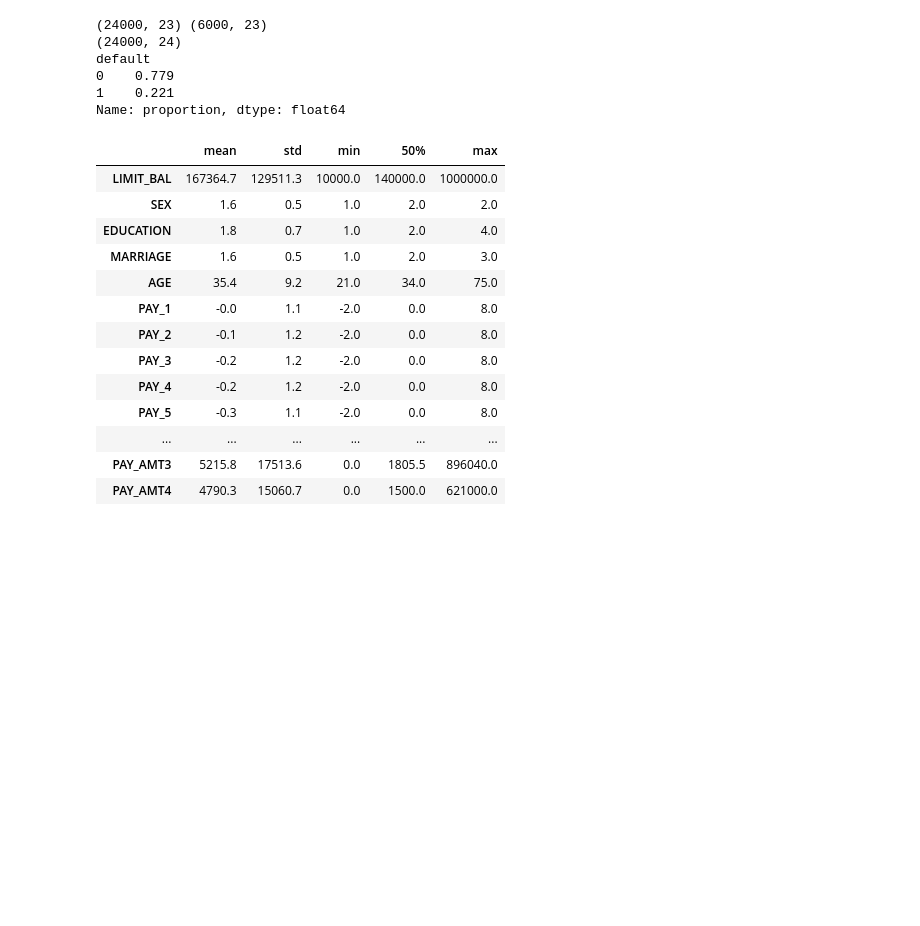
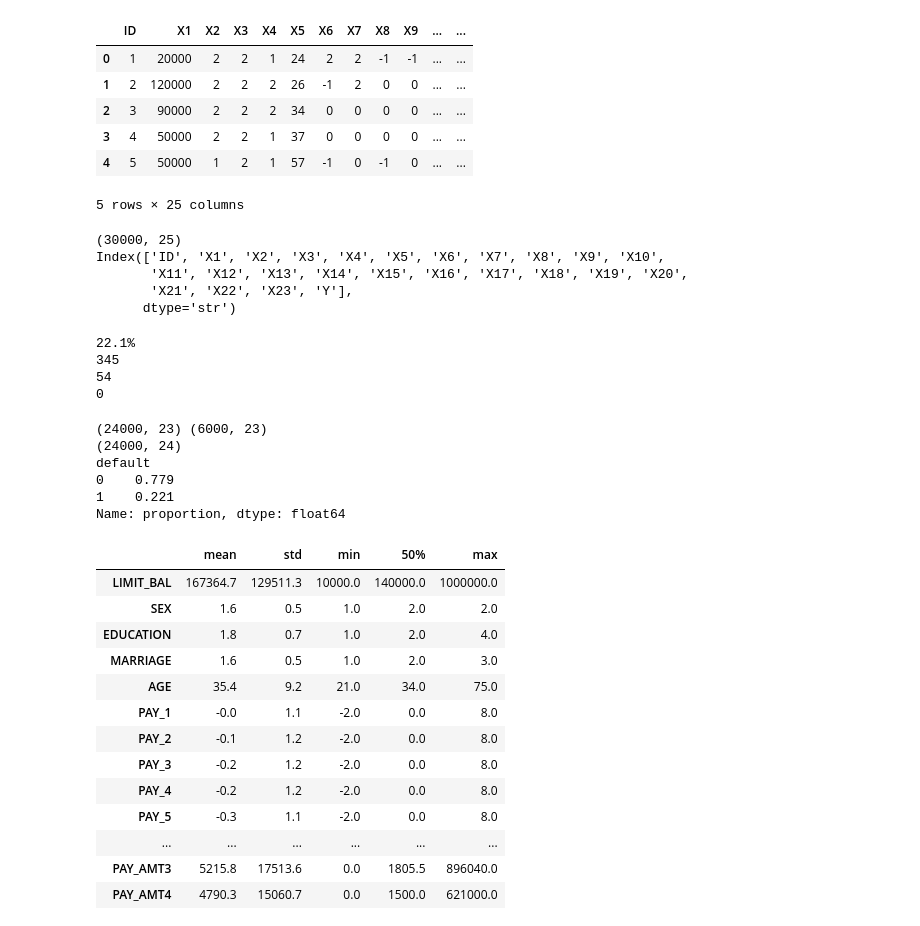
Before and after one commit to johnattanngassaki999/credit_card_default, a Jupyter notebook: 01_eda.ipynb, the cells around one changed output. Cells and saved outputs as stored; diff of their text form; code cells hidden in the pictures; blank space fills up the shorter version.

```diff
--- a/01_eda.ipynb
+++ b/01_eda.ipynb
@@ -25,6 +25,40 @@ CAT = ["MARRIAGE","EDUCATION", "SEX"]
 
 
 RANDOM_STATE = 42
+# %%
+df = fetch_ucirepo(id=350).data.original
+df.head()
+# %% [output]
+|  | ID | X1 | X2 | X3 | X4 | X5 | X6 | X7 | X8 | X9 | ... | ... |
+| 0 | 1 | 20000 | 2 | 2 | 1 | 24 | 2 | 2 | -1 | -1 | ... | ... |
+| 1 | 2 | 120000 | 2 | 2 | 2 | 26 | -1 | 2 | 0 | 0 | ... | ... |
+| 2 | 3 | 90000 | 2 | 2 | 2 | 34 | 0 | 0 | 0 | 0 | ... | ... |
+| 3 | 4 | 50000 | 2 | 2 | 1 | 37 | 0 | 0 | 0 | 0 | ... | ... |
+| 4 | 5 | 50000 | 1 | 2 | 1 | 57 | -1 | 0 | -1 | 0 | ... | ... |
+5 rows × 25 columns
+# %%
+print (df.shape)
+print (df.columns)
+# %% [output]
+(30000, 25)
+Index(['ID', 'X1', 'X2', 'X3', 'X4', 'X5', 'X6', 'X7', 'X8', 'X9', 'X10',
+       'X11', 'X12', 'X13', 'X14', 'X15', 'X16', 'X17', 'X18', 'X19', 'X20',
+       'X21', 'X22', 'X23', 'Y'],
+      dtype='str')
+# %%
+odd_gender = (~df['X2'].isin([1, 2])).sum()
+odd_marital = (~df['X4'].isin([1, 2, 3])).sum()
+odd_education = (~df['X3'].isin([1, 2, 3, 4])).sum()
+share_yes = (df['Y'] == 1).sum() / len(df)
+print(f'{share_yes:.1%}')
+print(odd_education)
+print(odd_marital)
+print(odd_gender)
+# %% [output]
+22.1%
+345
+54
+0
 # %%
 df = clean(load_credit())
 X_train, X_test, y_train, y_test = split_data(df)
```
